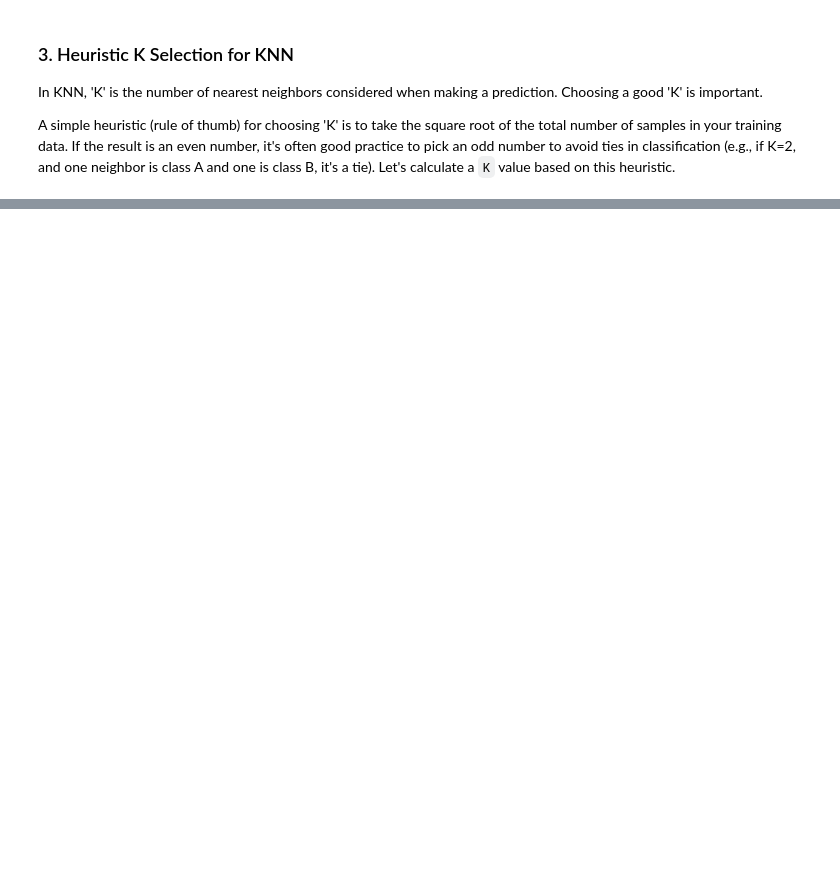
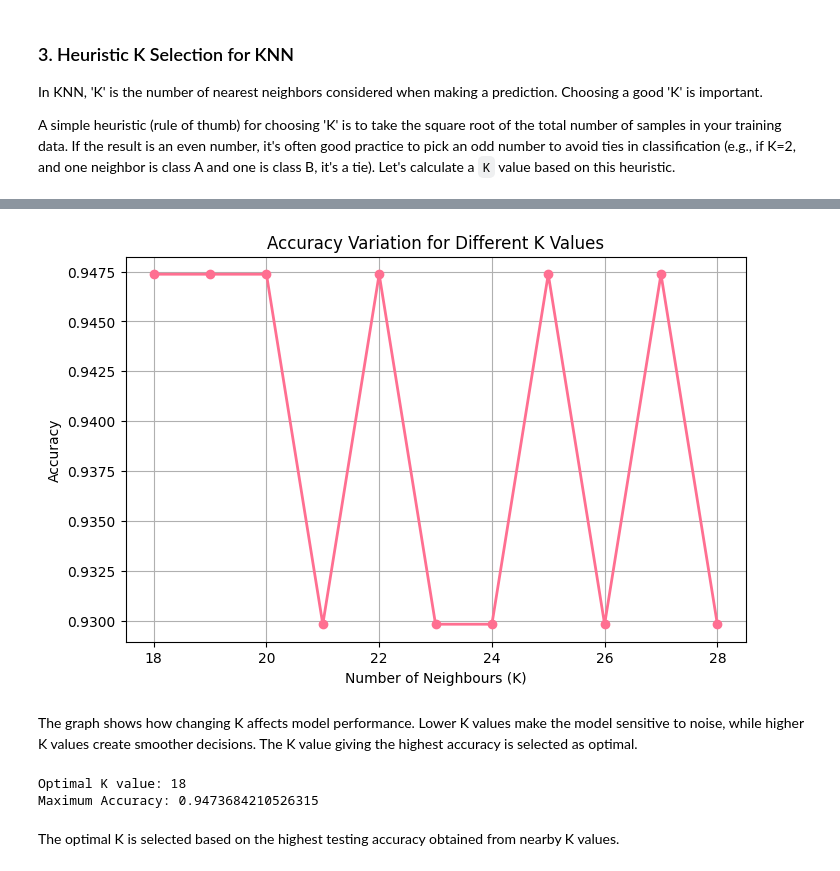
Before and after one commit to an2sh4a/ML-Lab-2547262, a Jupyter notebook: Lab-4/lab-4.ipynb, the cells around one changed output, grey strips where cells are left out. Cells and saved outputs as stored; diff of their text form; code cells hidden in the pictures; blank space fills up the shorter version.

```diff
--- a/Lab-4/lab-4.ipynb
+++ b/Lab-4/lab-4.ipynb
@@ -95,3 +289,15 @@ Shape of y_test (testing target): (114,)
 In KNN, 'K' is the number of nearest neighbors considered when making a prediction. Choosing a good 'K' is important.
 
 A simple heuristic (rule of thumb) for choosing 'K' is to take the square root of the total number of samples in your training data. If the result is an even number, it's often good practice to pick an odd number to avoid ties in classification (e.g., if K=2, and one neighbor is class A and one is class B, it's a tie). Let's calculate a `K` value based on this heuristic.
+# %%
+import math
+n = len(X_train)
+heuristic_k = int(
+    math.sqrt(n)
+)
+# Make K odd to avoid voting ties
+if heuristic_k % 2 == 0:
+    heuristic_k += 1
+
+print("Number of training samples:", n)
+print("Heuristic K value:", heuristic_k)
@@ -117,0 +397,52 @@ Heuristic K value (approx. sqrt): 21
+# %%
+# Accuracy vs K Graph
+plt.figure(
+    figsize=(8,5)
+)
+plt.plot(
+    k_values,
+    accuracy_values,
+    marker="o",
+    linewidth=2,
+    color="#FF6F91"
+)
+plt.title(
+    "Accuracy Variation for Different K Values"
+)
+plt.xlabel(
+    "Number of Neighbours (K)"
+)
+plt.ylabel(
+    "Accuracy"
+)
+plt.grid(
+    True
+)
+plt.show()
+# %% [output]
+[figure, added]
+# %% [markdown]
+The graph shows how changing K affects model performance. Lower K values make the model sensitive to noise, while higher K values create smoother decisions. The K value giving the highest accuracy is selected as optimal.
+# %%
+optimal_k = list(k_values)[
+    accuracy_values.index(
+        max(accuracy_values)
+    )
+]
+
+
+print(
+    "Optimal K value:",
+    optimal_k
+)
+
+
+print(
+    "Maximum Accuracy:",
+    max(accuracy_values)
+)
+# %% [output]
+Optimal K value: 18
+Maximum Accuracy: 0.9473684210526315
+# %% [markdown]
+The optimal K is selected based on the highest testing accuracy obtained from nearby K values.
```
Also changed, not shown: parts of 54 cells of this notebook, 5 other files.
